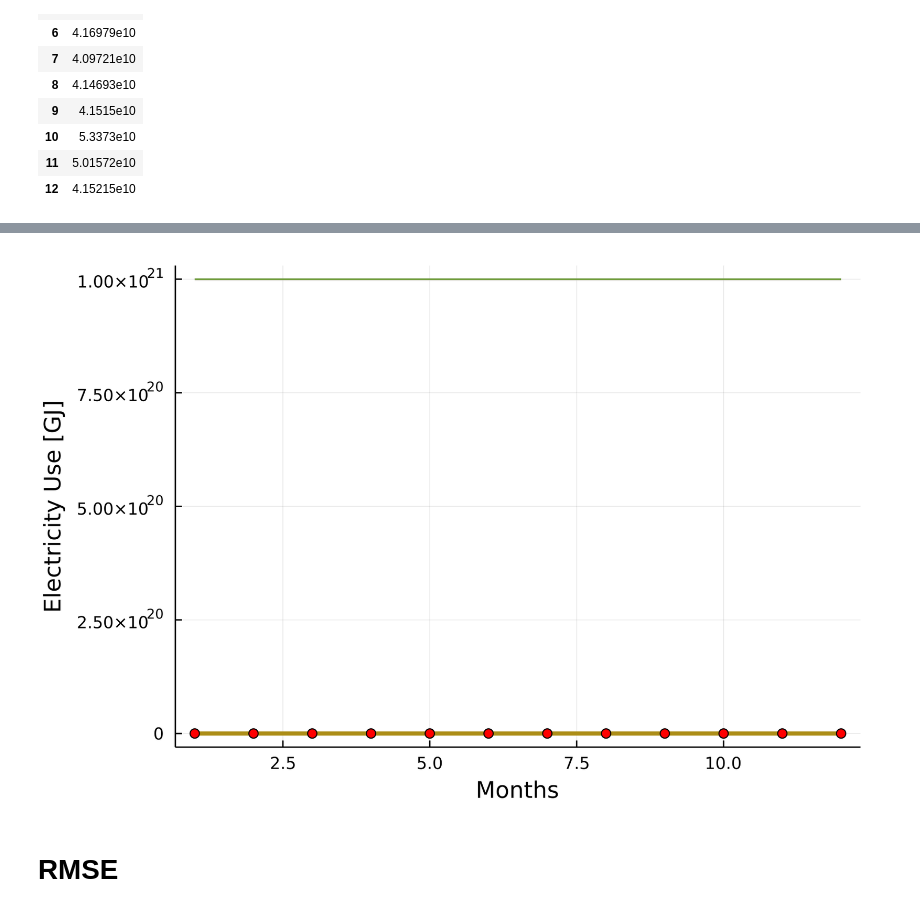
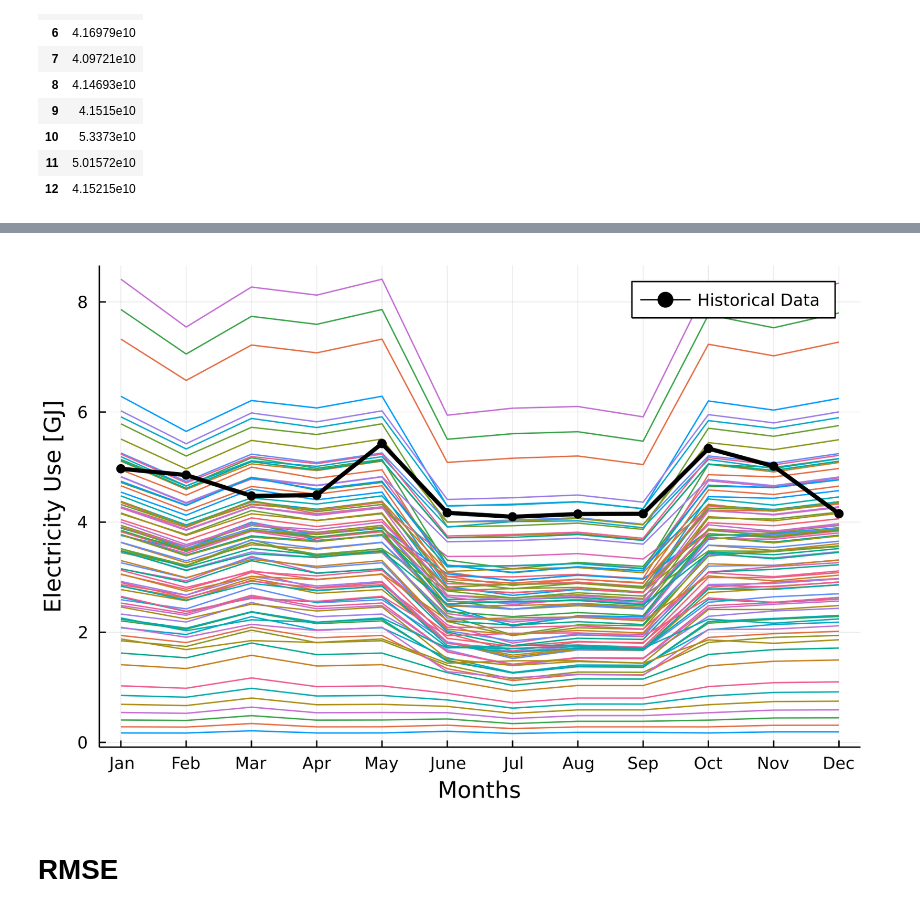
Before and after one commit to juliet29/fp_cs361, a Jupyter notebook: notebooks/compare_sim2_0524.ipynb, the cells around one changed output, grey strips where cells are left out. Cells and saved outputs as stored; diff of their text form; code cells hidden in the pictures.

```diff
--- a/notebooks/compare_sim2_0524.ipynb
+++ b/notebooks/compare_sim2_0524.ipynb
@@ -27,3 +32,5 @@ sim_data = DataFrame(CSV.File(sim_data_path; drop=[1]))
 | 10 | 1.70588e9 | 2.81017e9 | 4.03403e9 | 5.37765e9 | 6.8412e9 | 8.42489e9 | 1.01289e10 | 1.0e31 |
 | 11 | 1.90238e9 | 3.10743e9 | 4.4262e9 | 5.85871e9 | 7.40493e9 | 9.06489e9 | 1.08386e10 | 1.0e31 |
 | 12 | 1.90683e9 | 3.12173e9 | 4.45579e9 | 5.90898e9 | 7.48132e9 | 9.1728e9 | 1.09834e10 | 1.0e31 |
+# %%
+d = Matrix(sim_data)
@@ -29,0 +51,7 @@ sim_data = DataFrame(CSV.File(sim_data_path; drop=[1]))
+# %%
+# drop columns with entries > 10e15
+bad_ix = findall(x->x>10e15, d[1,:])
+bad_ix
+dg = d[:, Not(collect(bad_ix))]
+dg
+# yg = y[Not(collect(bad_ix))]
@@ -29,0 +72,2 @@ sim_data = DataFrame(CSV.File(sim_data_path; drop=[1]))
+# %%
+dgdf = DataFrame(dg, :auto)
@@ -62,0 +113,2 @@ yg = y[Not(collect(bad_ix))]
+# %%
+months = ["Jan", "Feb", "Mar", "Apr", "May", "June", "Jul", "Aug", "Sep", "Oct", "Nov", "Dec"]
@@ -63,11 +129,11 @@ yg = y[Not(collect(bad_ix))]
 # %%
 plot()
-for i = 1:size(sim_data)[2]
-    plot!(sim_data[!, "x$i"]./10e9, leg=false)
+for i = 1:size(dgdf)[2]
+    plot!(months, dgdf[!, "x$i"]./10e9, label="")
 end
 
-plot!(hist_data[!, "0"]./10e9, linewidth=3, linestyle = :solid,
-markershape= :circle, markercolor= :red, markersize=4,
-label="historical", xlabel="Months", ylabel="Electricity Use [GJ]", dpi=300)
+plot!(months, hist_data[!, "0"]./10e9, linewidth=3, linestyle = :solid, linecolor=:black,
+markershape= :circle, markercolor= :black, markersize=4,
+label="Historical Data", xlabel="Months", ylabel="Electricity Use [GJ]", leg=true, dpi=300)
 # %% [output]
-[figure, old version]
+[figure, new version]
```
Also changed, not shown: parts of 20 cells of this notebook, 13 other files.
